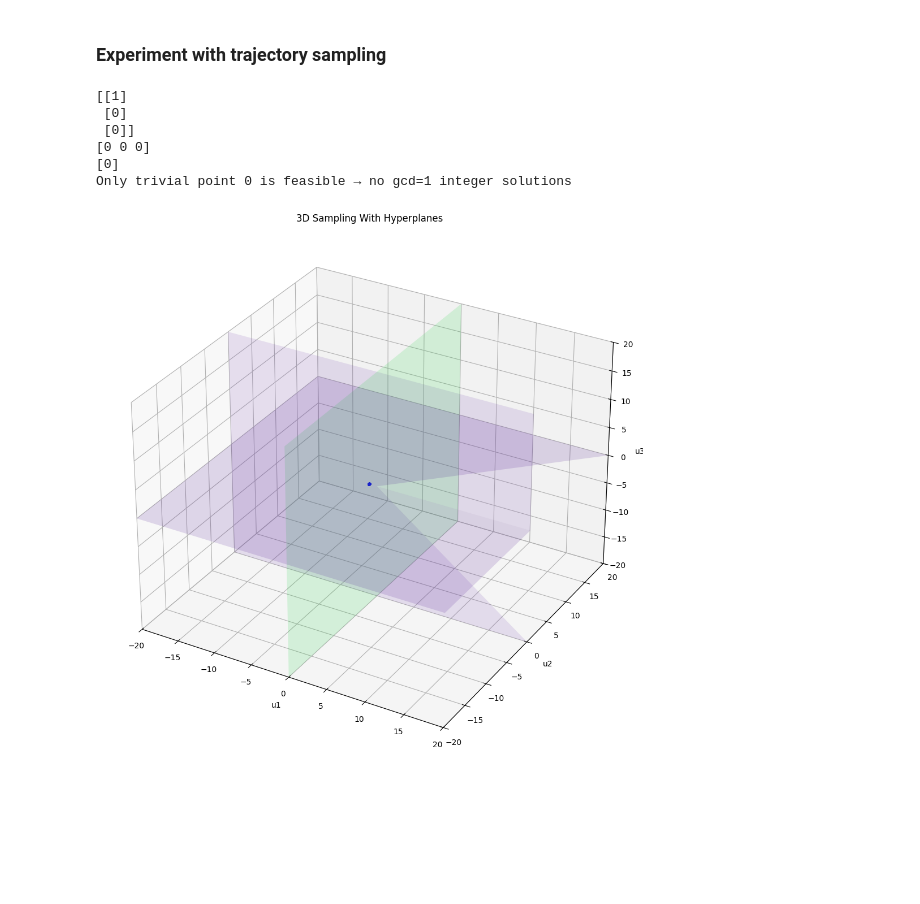
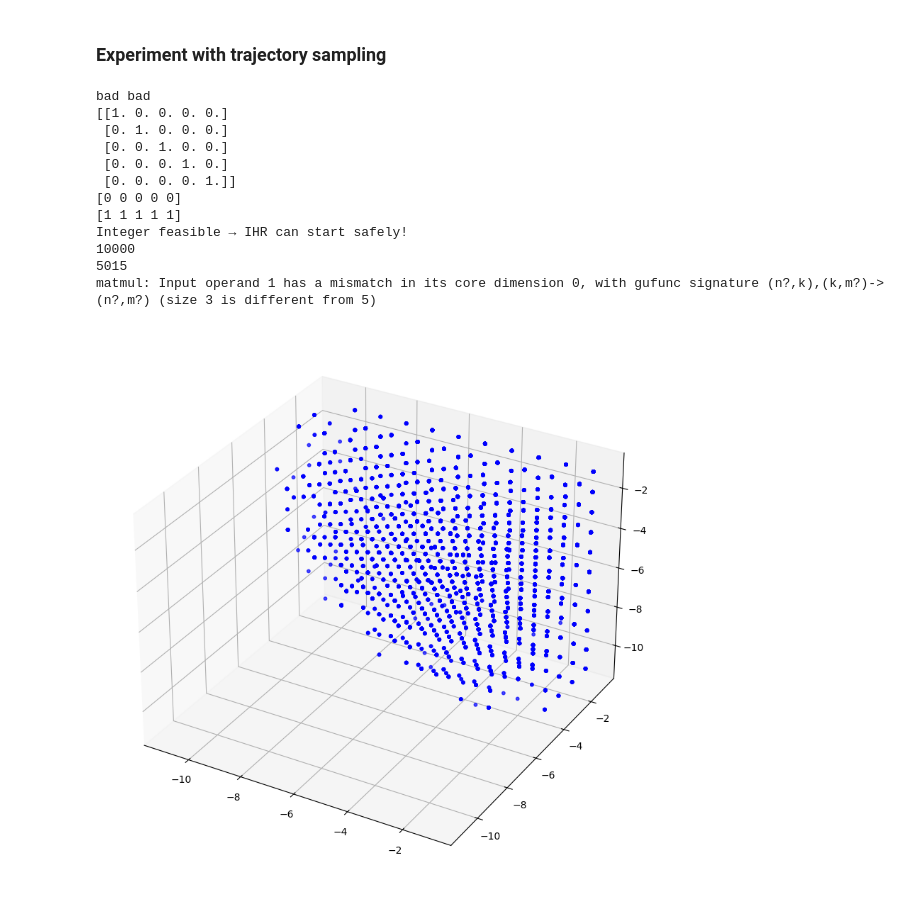
Before and after one commit to UriKH/RamanujanDreams, a Jupyter notebook: rt_search/analysis_stage/shards/experiment.ipynb, the cells around one changed output. Cells and saved outputs as stored; diff of their text form; code cells hidden in the pictures; blank space fills up the shorter version.

```diff
--- a/rt_search/analysis_stage/shards/experiment.ipynb
+++ b/rt_search/analysis_stage/shards/experiment.ipynb
@@ -229,7 +226,7 @@ def plot_3d_samples_with_hyperplanes(samples, A, b, R=20, alpha=0.15):
     # -----------------------------------------------------
     # Plot sample points
     # -----------------------------------------------------
-    ax.scatter(samples[:, 0], samples[:, 1], samples[:, 2],
+    ax.scatter([0] + samples[:, 0], [0] + samples[:, 1], [0] + samples[:, 2],
                s=10, alpha=0.7, color="blue")
 
     # -----------------------------------------------------
@@ -318,62 +315,73 @@ def plot_3d_samples_with_hyperplanes(samples, A, b, R=20, alpha=0.15):
 # 3D DEMO
 # =============================================
 
-A = np.array([[1, 0, 0], [0, -1, 0], [0, 0, -1]])
+# A = np.array([[1, 0, 0], [0, 1, 0], [0, 0, 1]])
 # (
 #     np.vstack([
 #     # np.ones(dim),
 #     np.eye(dim)
 # ]))
 
-symbols = [x, y, z]
-mask = [x]
+A = np.eye(5)
+
+w, k = sp.Symbol('w'), sp.Symbol('k')
+
+symbols = [x, y, z, w, k]
+mask = [x, y, z, w, k]
 A_orig = A
-A, mask_encode = format_group(A, mask, symbols)
+A, mask_encode = mask_symbols(A, mask, symbols)
 dim = A.shape[1]
 
 b = np.zeros(A.shape[0], dtype=int)
 
-u0 = np.zeros(dim, dtype=int)
-R = 20.0
+u0 = np.array(np.ones(dim), dtype=int)
+R = 12.0
 print(A)
 print(b)
 print(u0)
 
-sampler = IntegerHitAndRunSampler(A, b, R, u0, 1e6)
+sampler = ConeIHRSampler(A, b, R, u0, 1e6)
 
-def reconstruct(x_reduced, mask):
-    x = np.zeros(len(mask), dtype=x_reduced.dtype)
-    x[mask] = x_reduced
-    return x
-
+# TODO: I am not sure if those functions are valid
 if is_cone_empty(A):
     print("No real solutions → no integer solutions")
-elif not cone_has_nonzero(A):
-    print("Only trivial point 0 is feasible → no gcd=1 integer solutions")
-elif not integer_feasible(A, R):
-    print("Cone exists but contains no integer point up to radius R")
+# elif not cone_has_nonzero(A):
+#     print("Only trivial point 0 is feasible → no gcd=1 integer solutions")
+# elif not integer_feasible(A, R):
+#     print("Cone exists but contains no integer point up to radius R")
 else:
     print("Integer feasible → IHR can start safely!")
 
 
-
 # sample 5000 points
-samples = [next(sampler) for _ in range(5000)]
-samples = [reconstruct(s, mask_encode) for s in samples]
+at_most = 10000
+samples = [next(sampler) for _ in range(at_most)]
+samples = [tuple(reconstruct(s, mask_encode)) for s in samples]
+print(len(samples))
+as_set = set(samples)
+print(len(as_set))
 for sample in samples:
     if gcd_vec(sample) != 1:
         print(f'bad sample: {sample}')
 
 # plot_3d_samples(samples, "IHR 3D integer sampling")
-plot_3d_samples_with_hyperplanes(samples, A_orig, np.zeros(A_orig.shape[0], dtype=int), R=20)
-
+try:
+    plot_3d_samples_with_hyperplanes(samples, A, b, R=R)
+except Exception as e:
+    print(e)
 # TODO: maybe in order to ingore null trajectories check if all simple trajectories lie on HPs then no trajectory possible
 #       Also, add timeout.
 # %% [output]
-[[1]
- [0]
- [0]]
-[0 0 0]
-[0]
-Only trivial point 0 is feasible → no gcd=1 integer solutions
+bad bad
+[[1. 0. 0. 0. 0.]
+ [0. 1. 0. 0. 0.]
+ [0. 0. 1. 0. 0.]
+ [0. 0. 0. 1. 0.]
+ [0. 0. 0. 0. 1.]]
+[0 0 0 0 0]
+[1 1 1 1 1]
+Integer feasible → IHR can start safely!
+10000
+5015
+matmul: Input operand 1 has a mismatch in its core dimension 0, with gufunc signature (n?,k),(k,m?)->(n?,m?) (size 3 is different from 5)
-[figure, old version]
+[figure, new version]
```
Also changed, not shown: parts of 28 cells of this notebook, 3 other files.
